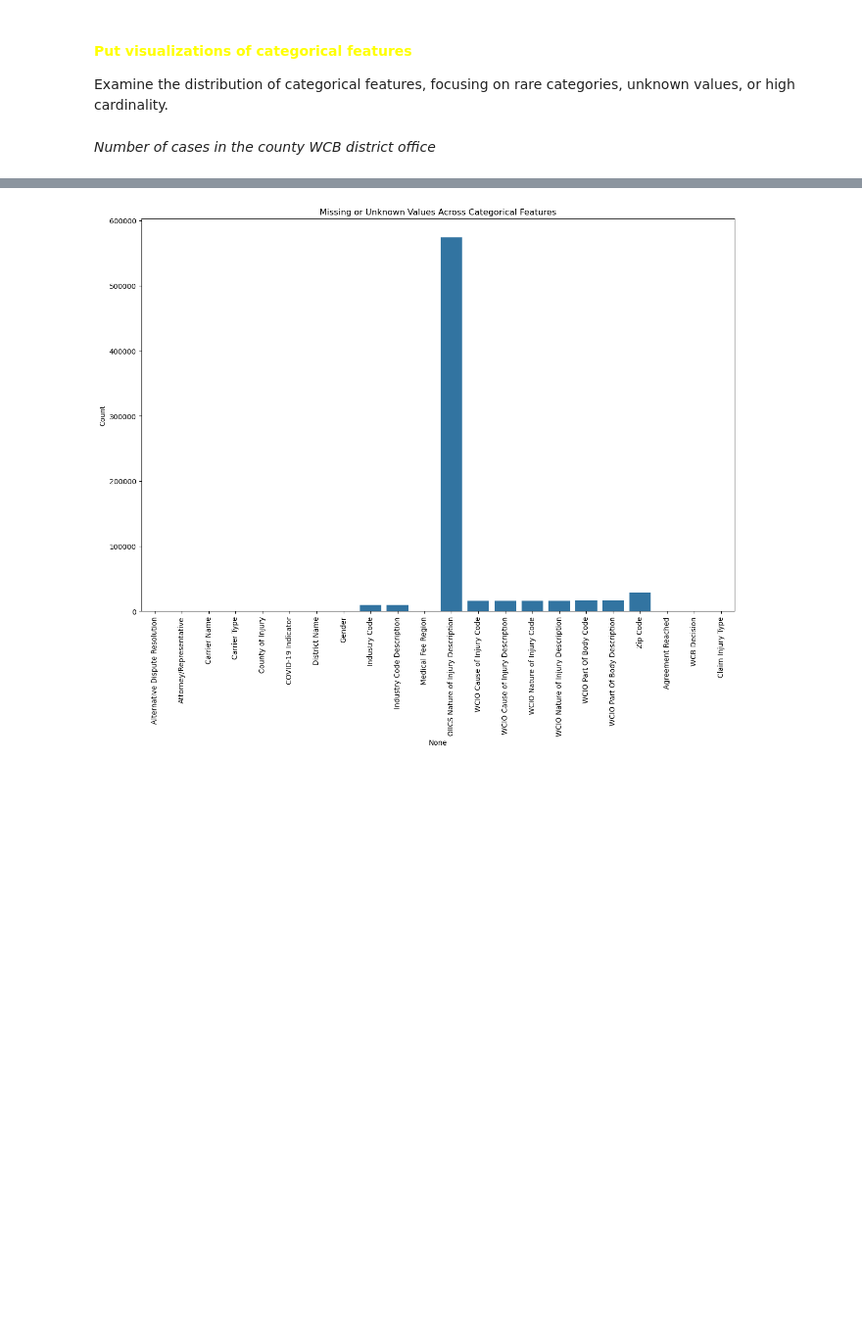
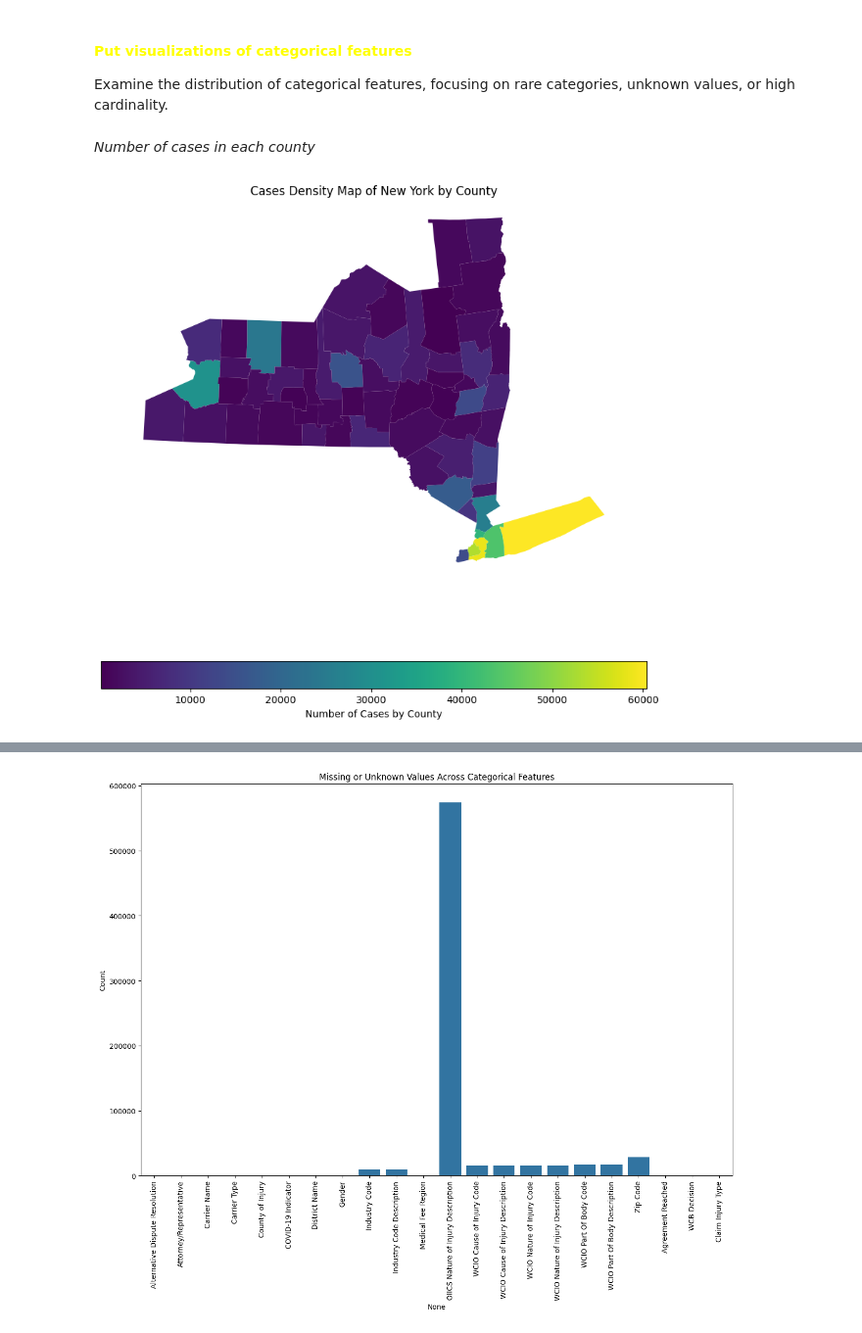
Before and after one commit to Gomsofi06/Machine_Learning_NOVAIMS, a Jupyter notebook: 01_EDA.ipynb, the cells around one changed output, grey strips where cells are left out. Shown at 98% size. Saved outputs shown, nothing was run; the diff lists cells and outputs as text; code cells hidden in the pictures; blank space fills up the shorter version.

```diff
--- a/01_EDA.ipynb
+++ b/01_EDA.ipynb
@@ -476,4 +475,4 @@ Missing values: 0
 #### <span style="color:yellow"> Put visualizations of categorical features </span>
 Examine the distribution of categorical features, focusing on rare categories, unknown values, or high cardinality.
 # %% [markdown]
-*Number of cases in the county WCB district office*
+*Number of cases in each county*
@@ -482,3 +479,7 @@ Examine the distribution of categorical features, focusing on rare categories, u
+# %%
+plot_cases_by_county(df)
+# %% [output]
+[figure, added]
 # %%
 # Plot bar charts individually for each categorical feature
 for feature in categorical_features:
```
Also changed, not shown: parts of 30 cells of this notebook, 1 other file.
